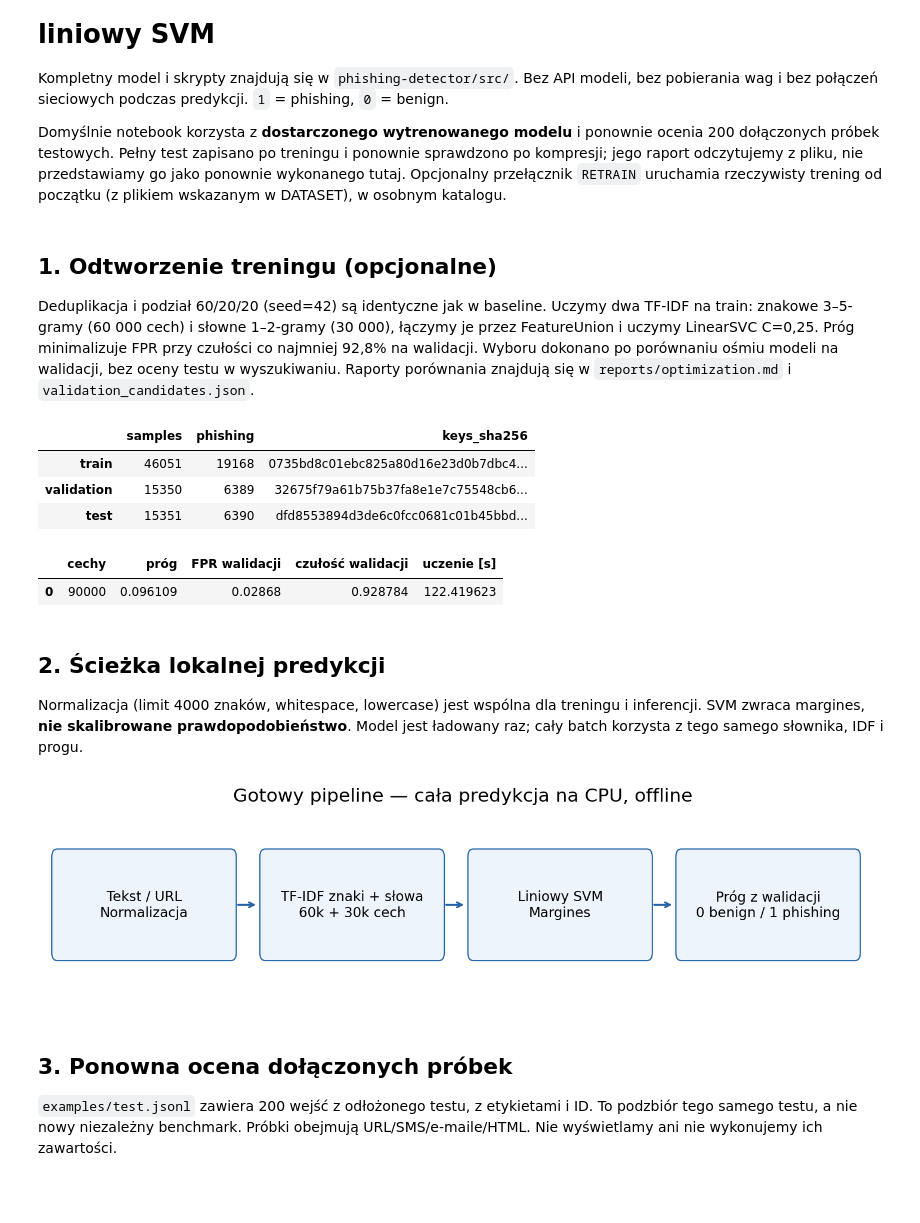
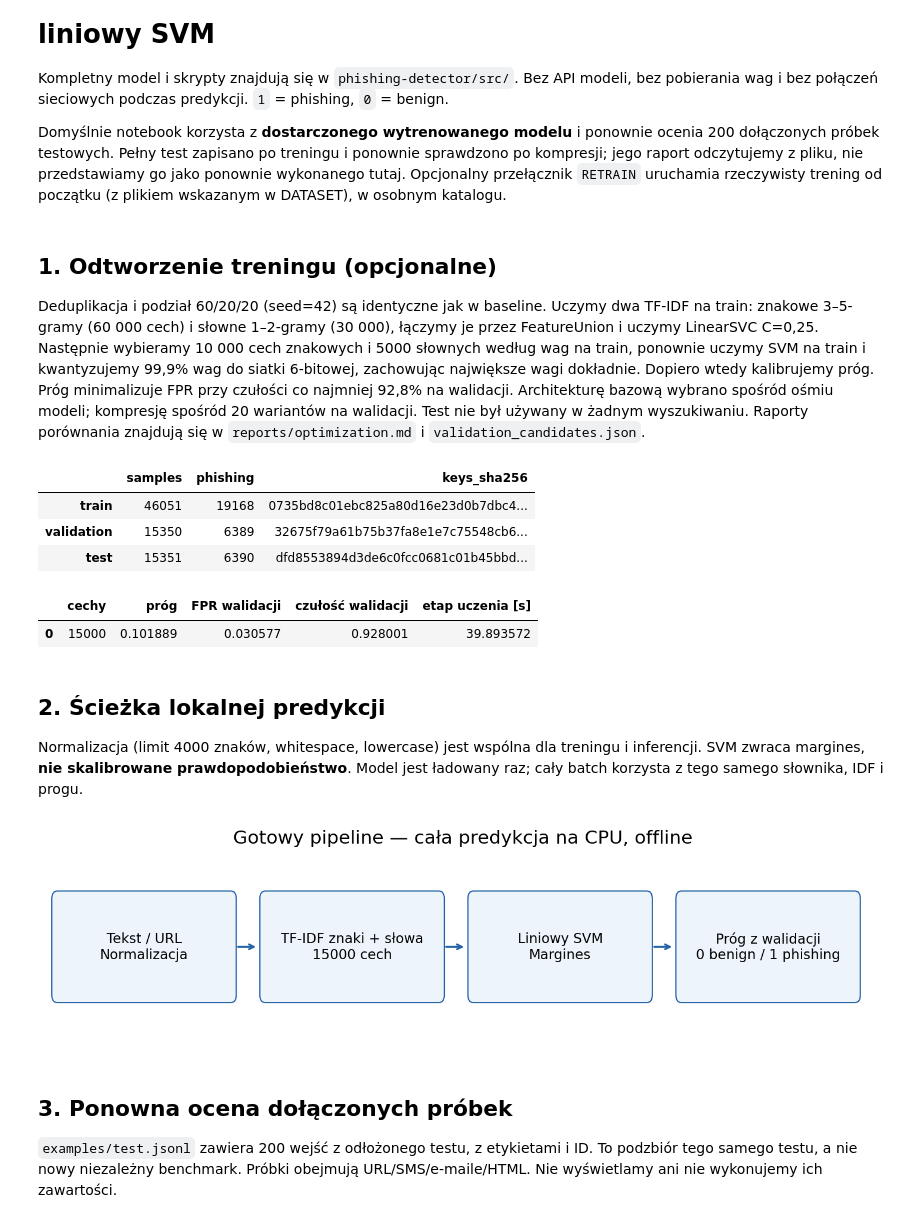
Before and after one commit to nikpan1/phishing-detector, a Jupyter notebook: phishing-detector/src/notebooks/training.ipynb, the cells around one changed output. Drawn from its saved outputs; the diff is of its cells as text; code cells hidden in the pictures; blank space fills up the shorter version.

Commit message:
Shrink phishing model to 75 KiB with feature pruning and quantization

```diff
--- a/phishing-detector/src/notebooks/training.ipynb
+++ b/phishing-detector/src/notebooks/training.ipynb
@@ -25,8 +25,12 @@ from core import load_model, read_records, score_texts, evaluate_model
 Deduplikacja i podział 60/20/20 (seed=42) są identyczne jak w baseline.
 Uczymy dwa TF-IDF na train: znakowe 3–5-gramy (60 000 cech) i słowne 1–2-gramy
 (30 000), łączymy je przez FeatureUnion i uczymy LinearSVC C=0,25.
+Następnie wybieramy 10 000 cech znakowych i 5000 słownych według wag na train,
+ponownie uczymy SVM na train i kwantyzujemy 99,9% wag do siatki 6-bitowej,
+zachowując największe wagi dokładnie. Dopiero wtedy kalibrujemy próg.
 Próg minimalizuje FPR przy czułości co najmniej 92,8% na walidacji.
-Wyboru dokonano po porównaniu ośmiu modeli na walidacji, bez oceny testu w wyszukiwaniu.
+Architekturę bazową wybrano spośród ośmiu modeli; kompresję spośród 20 wariantów
+na walidacji. Test nie był używany w żadnym wyszukiwaniu.
 Raporty porównania znajdują się w `reports/optimization.md` i `validation_candidates.json`.
 # %%
 RETRAIN = False
@@ -47,14 +51,14 @@ display(pd.DataFrame(metadata['split_info']['splits']).T)
 display(pd.DataFrame([{'cechy': metadata['features'], 'próg': metadata['threshold'],
                        'FPR walidacji': metadata['validation']['fpr'],
                        'czułość walidacji': metadata['validation']['recall'],
-                       'uczenie [s]': metadata['fit_seconds']}]))
+                       'etap uczenia [s]': metadata['fit_seconds']}]))
 # %% [output]
 |  | samples | phishing | keys_sha256 |
 | train | 46051 | 19168 | 0735bd8c01ebc825a80d16e23d0b7dbc4... |
 | validation | 15350 | 6389 | 32675f79a61b75b37fa8e1e7c75548cb6... |
 | test | 15351 | 6390 | dfd8553894d3de6c0fcc0681c01b45bbd... |
-|  | cechy | próg | FPR walidacji | czułość walidacji | uczenie [s] |
-| 0 | 90000 | 0.096109 | 0.02868 | 0.928784 | 122.419623 |
+|  | cechy | próg | FPR walidacji | czułość walidacji | etap uczenia [s] |
+| 0 | 15000 | 0.101889 | 0.030577 | 0.928001 | 39.893572 |
 # %% [markdown]
 ## 2. Ścieżka lokalnej predykcji
 
@@ -64,30 +68,30 @@ Model jest ładowany raz; cały batch korzysta z tego samego słownika, IDF i pr
 # %%
 import os, tempfile, io
 os.environ.setdefault('MPLCONFIGDIR', str(Path(tempfile.gettempdir()) / 'solution-mpl'))
 os.environ.setdefault('XDG_CACHE_HOME', str(Path(tempfile.gettempdir()) / 'solution-cache'))
 Path(os.environ['XDG_CACHE_HOME']).mkdir(parents=True, exist_ok=True)
 import matplotlib
 matplotlib.use('Agg')
 import matplotlib.pyplot as plt
 from matplotlib.patches import FancyBboxPatch
 fig, ax = plt.subplots(figsize=(12, 2.8))
 ax.set(xlim=(0, 12), ylim=(0, 2)); ax.axis('off')
-steps = ['Tekst / URL\nNormalizacja', 'TF-IDF znaki + słowa\n60k + 30k cech',
+steps = ['Tekst / URL\nNormalizacja', f"TF-IDF znaki + słowa\n{metadata['features']} cech",
          'Liniowy SVM\nMargines', 'Próg z walidacji\n0 benign / 1 phishing']
 for i, step in enumerate(steps):
     ax.add_patch(FancyBboxPatch((3*i+.15, .5), 2.5, 1, boxstyle='round,pad=0.08',
                                 facecolor='#edf4fb', edgecolor='#2563a6'))
     ax.text(3*i+1.4, 1, step, ha='center', va='center', fontsize=11)
     if i<3:
         ax.annotate('', xy=(3*i+3.05, 1), xytext=(3*i+2.72, 1),
                     arrowprops=dict(arrowstyle='->', color='#2563a6', lw=1.5))
 ax.set_title('Gotowy pipeline — cała predykcja na CPU, offline', fontsize=15)
 def show(fig):
     buffer=io.BytesIO(); fig.savefig(buffer, format='png', dpi=150, bbox_inches='tight')
     display(Image(data=buffer.getvalue(), width=1100)); plt.close(fig)
 show(fig)
 # %% [output]
-[figure, old version]
+[figure, new version]
 # %% [markdown]
 ## 3. Ponowna ocena dołączonych próbek
 
```
Also changed, not shown: parts of 6 cells of this notebook, 18 other files.
